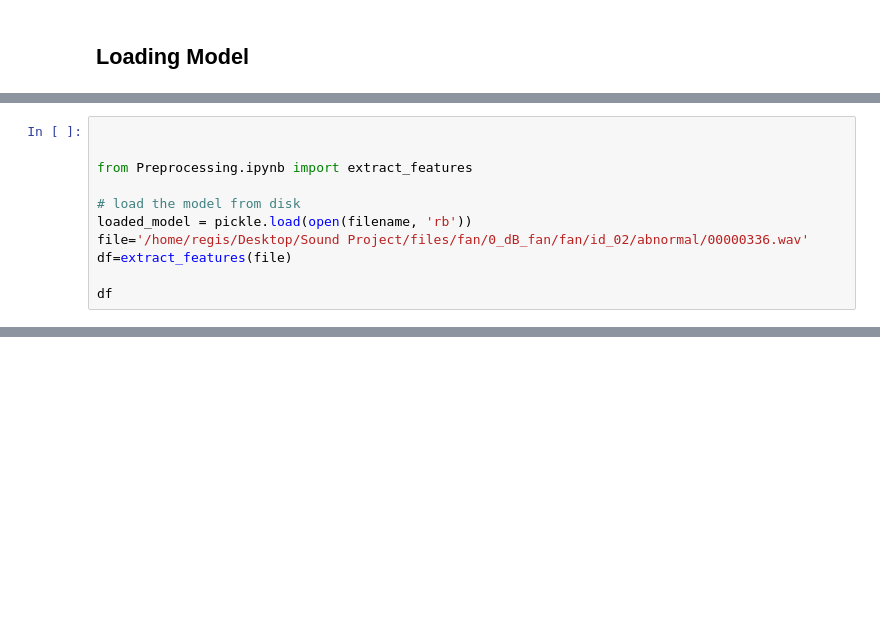
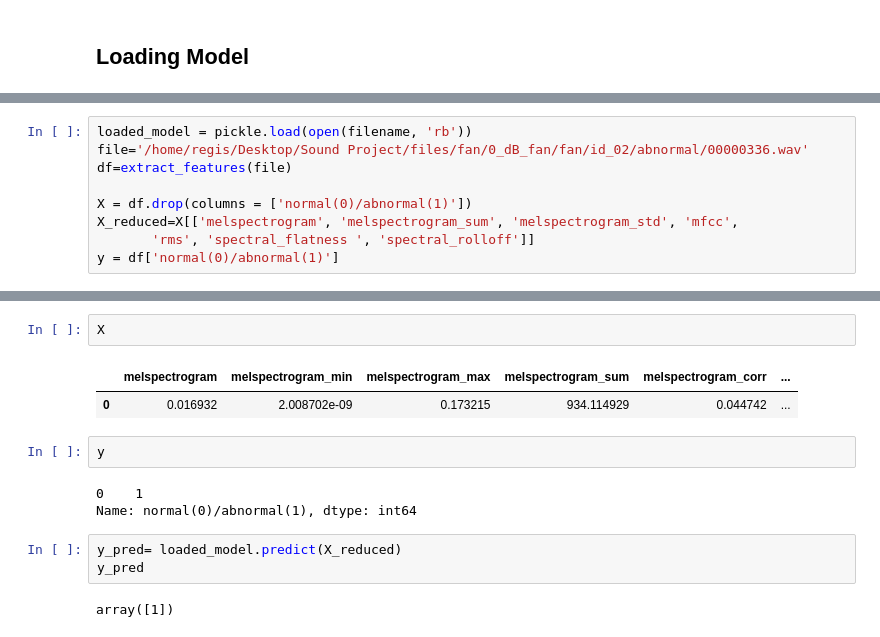
Before and after one commit to Joren-Vervoort/Codit-project, a Jupyter notebook: ML feature & model selection.ipynb, the cells around one changed output, grey strips where cells are left out. Saved outputs shown, nothing was run; the diff lists cells and outputs as text; blank space fills up the shorter version.

```diff
--- a/ML feature & model selection.ipynb
+++ b/ML feature & model selection.ipynb
@@ -295,11 +378,9 @@ accuracy score
 # %%
-
-
-from Preprocessing.ipynb import extract_features
-
-# load the model from disk
 loaded_model = pickle.load(open(filename, 'rb'))
 file='/home/regis/Desktop/Sound Project/files/fan/0_dB_fan/fan/id_02/abnormal/00000336.wav'
 df=extract_features(file)
 
-df
+X = df.drop(columns = ['normal(0)/abnormal(1)'])
+X_reduced=X[['melspectrogram', 'melspectrogram_sum', 'melspectrogram_std', 'mfcc',
+       'rms', 'spectral_flatness ', 'spectral_rolloff']]
+y = df['normal(0)/abnormal(1)']
@@ -313,0 +387,15 @@ ImportError: attempted relative import with no known parent package
+# %%
+X
+# %% [output]
+|  | melspectrogram | melspectrogram_min | melspectrogram_max | melspectrogram_sum | melspectrogram_corr | ... |
+| 0 | 0.016932 | 2.008702e-09 | 0.173215 | 934.114929 | 0.044742 | ... |
+# %%
+y
+# %% [output]
+0    1
+Name: normal(0)/abnormal(1), dtype: int64
+# %%
+y_pred= loaded_model.predict(X_reduced)
+y_pred
+# %% [output]
+array([1])
```
Also changed, not shown: parts of 6 cells of this notebook.
